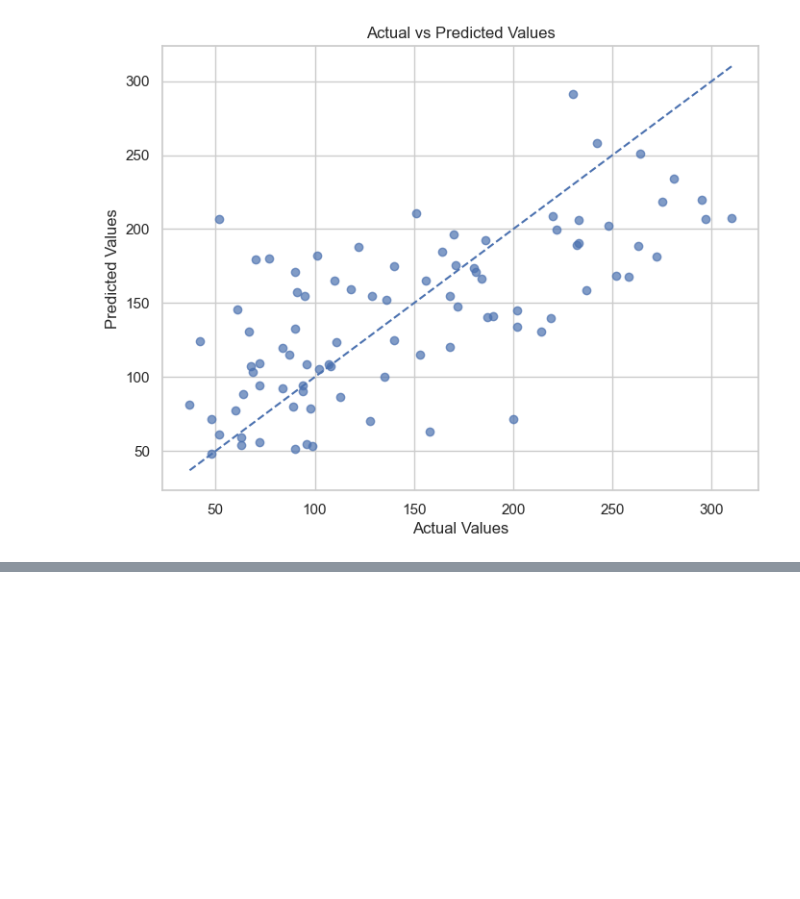
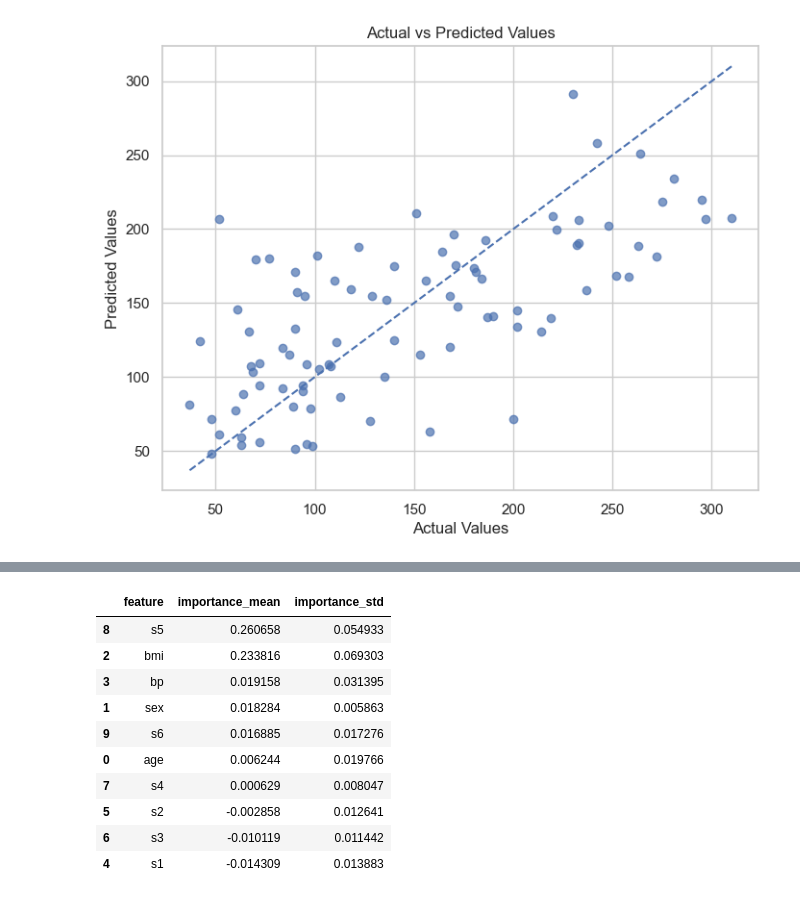
Before and after one commit to MatheusPrause/ai-data-insights-assistant, a Jupyter notebook: notebooks/01_exploratory_analysis.ipynb, the cells around one changed output, grey strips where cells are left out. Saved outputs shown, nothing was run; the diff lists cells and outputs as text; code cells hidden in the pictures; blank space fills up the shorter version.

```diff
--- a/notebooks/01_exploratory_analysis.ipynb
+++ b/notebooks/01_exploratory_analysis.ipynb
@@ -158,0 +238,34 @@ plt.show()
+# %%
+from sklearn.inspection import permutation_importance
+import pandas as pd
+
+# Compute permutation importance
+perm_importance = permutation_importance(
+    rf_model,
+    X_test,
+    y_test,
+    n_repeats=30,
+    random_state=42,
+    n_jobs=-1
+)
+
+# Create DataFrame
+perm_df = pd.DataFrame({
+    'feature': X.columns,
+    'importance_mean': perm_importance.importances_mean,
+    'importance_std': perm_importance.importances_std
+}).sort_values(by='importance_mean', ascending=False)
+
+perm_df
+# %% [output]
+|  | feature | importance_mean | importance_std |
+| 8 | s5 | 0.260658 | 0.054933 |
+| 2 | bmi | 0.233816 | 0.069303 |
+| 3 | bp | 0.019158 | 0.031395 |
+| 1 | sex | 0.018284 | 0.005863 |
+| 9 | s6 | 0.016885 | 0.017276 |
+| 0 | age | 0.006244 | 0.019766 |
+| 7 | s4 | 0.000629 | 0.008047 |
+| 5 | s2 | -0.002858 | 0.012641 |
+| 6 | s3 | -0.010119 | 0.011442 |
+| 4 | s1 | -0.014309 | 0.013883 |
```
Also changed, not shown: parts of 12 cells of this notebook.
